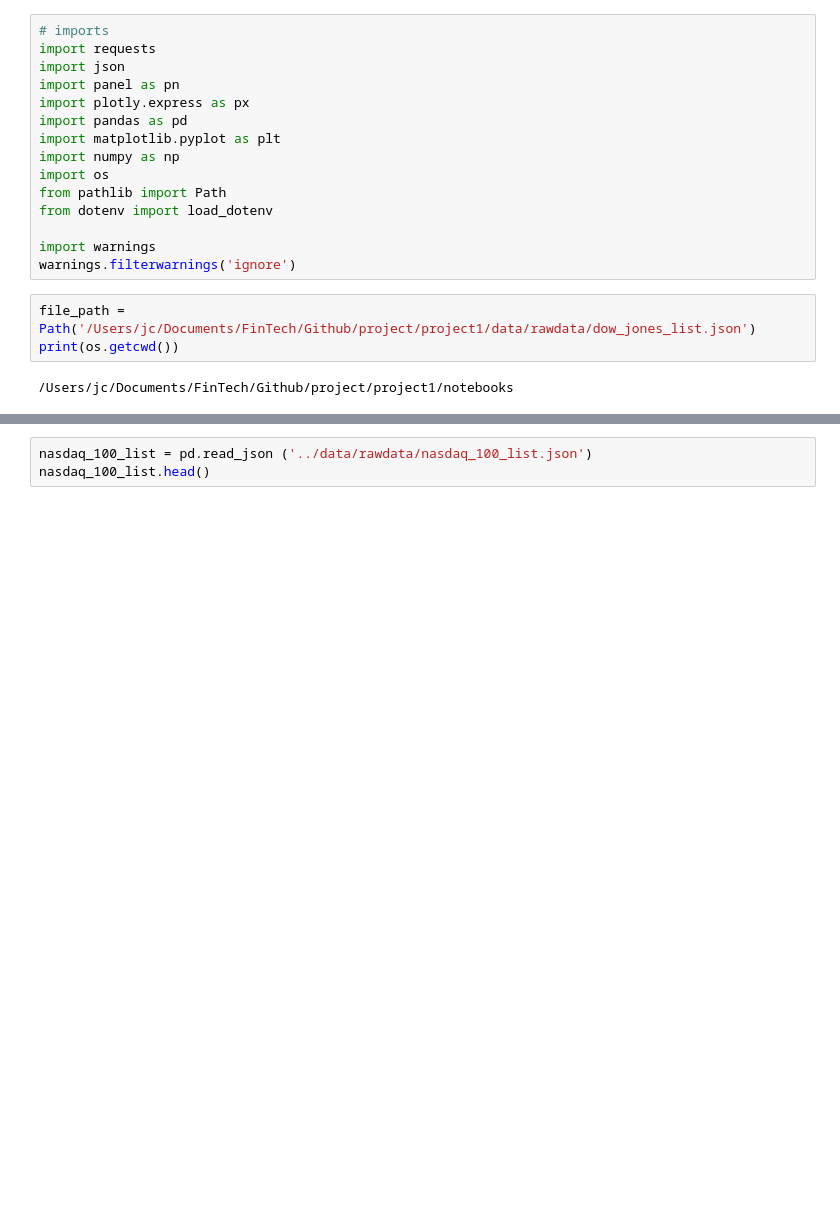
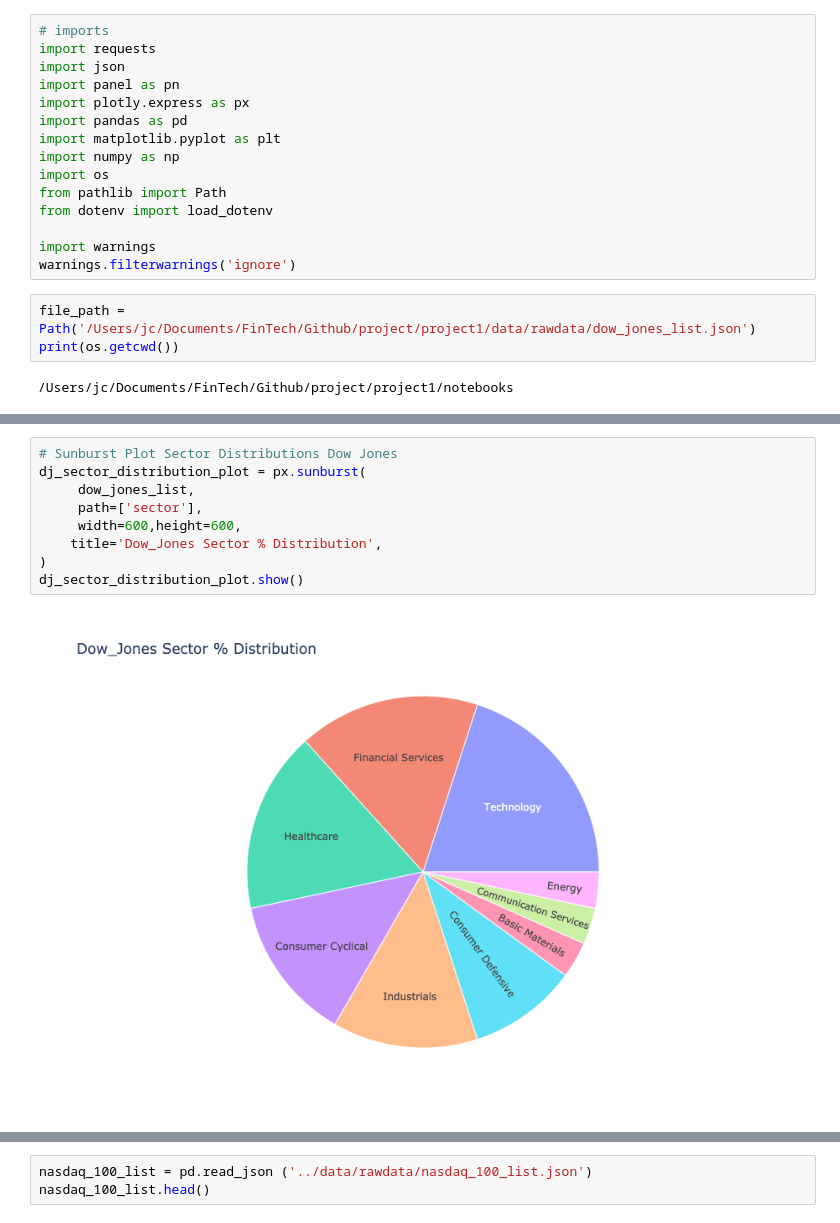
Before and after one commit to wchance/project1, a Jupyter notebook: notebooks/JC/major_index_jc.ipynb, the cells around one changed output, grey strips where cells are left out. Saved outputs shown, nothing was run; the diff lists cells and outputs as text; blank space fills up the shorter version.

```diff
--- a/notebooks/JC/major_index_jc.ipynb
+++ b/notebooks/JC/major_index_jc.ipynb
@@ -30,0 +29,11 @@ dow_jones_list.head()
+# %%
+# Sunburst Plot Sector Distributions Dow Jones
+dj_sector_distribution_plot = px.sunburst(
+     dow_jones_list,
+     path=['sector'],
+     width=600,height=600,
+    title='Dow_Jones Sector % Distribution',
+)
+dj_sector_distribution_plot.show()
+# %% [output]
+[figure, added]
```
Also changed, not shown: parts of 7 cells of this notebook.
